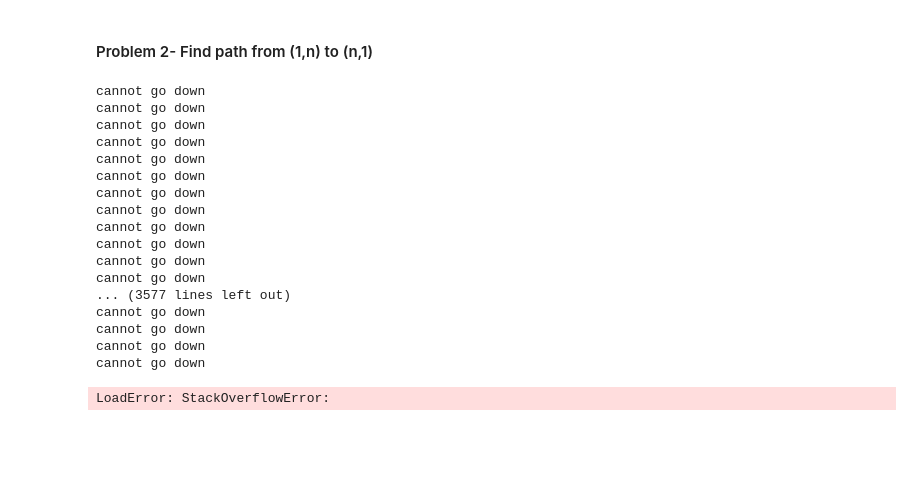
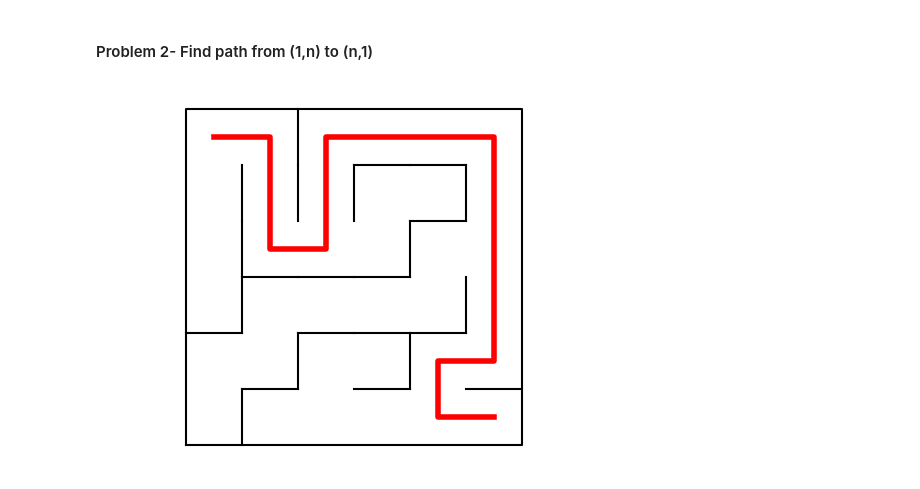
Before and after one commit to TagoreZhao/MATH124, a Jupyter notebook: PA2.ipynb, the cells around one changed output. Saved outputs shown, nothing was run; the diff lists cells and outputs as text; code cells hidden in the pictures; blank space fills up the shorter version.

```diff
--- a/PA2.ipynb
+++ b/PA2.ipynb
@@ -55,6 +55,7 @@ plot(x .- 0.5, y .- 0.5, color="r", linewidth=4);
 # %% [markdown]
 #### Problem 1 - Generate random maze
 # %%
+#Random.seed!(123)
 function make_maze(n)
     H = trues(n,n-1)
     V = trues(n-1,n)
@@ -69,20 +70,29 @@ function make_maze(n)
             y1 = y + d[2]
             if (1 <= x1 <= n)&&(1 <= y1 <= n)&&(!visit[x1,y1])
                 if d[1] == 1 #down
+                    println("now at (",x,",",y,")",", go down to (",x1,",",y1,")")
                     V[x,y] = false
+                    dig(x1,y1)
                 elseif d[1] == -1 #up
+                    println("now at (",x,",",y,")",", go up to (",x1,",",y1,")")
                     V[x1,y1] = false
+                    dig(x1,y1)
                 elseif d[2] == 1 #right
+                    println("now at (",x,",",y,")",", go right to (",x1,",",y1,")")
                     H[x,y] = false
-                else #left
+                    dig(x1,y1)
+                elseif d[2] == -1#left
+                    println("now at (",x,",",y,")",", go left to (",x1,",",y1,")")
                     H[x1,y1] = false
+                    dig(x1,y1)
                 end
-                dig(x1,y1)
             end
         end
+
     end
     dig(1,1)
-    return H,V
+    return H,V,visit
 end
-H,V = make_maze(128)
+H,V,m = make_maze(64)
+display(m)
 # %% [output]
@@ -90,6 +133,7 @@ H,V = make_maze(128)
 # %% [markdown]
 #### Problem 2- Find path from (1,n) to (n,1)
 # %%
+Random.seed!(123)
 function find_path(H,V)
     n = size(H,1)
     visit = falses(n,n)
@@ -97,64 +141,49 @@ function find_path(H,V)
     pathy = []
     directions = [[1, 0], [-1, 0], [0, 1], [0, -1]] #down, up, right, left
     function recur(x,y)
+        visit[x,y] = true
         if (x == n)&&(y == 1)
             visit[x,y] = true
             append!(pathx,x)
             append!(pathy,y)
             return true
         end
         for d in directions
             x1 = x + d[1]
             y1 = y + d[2]
+            #println("try go to (",x1,",",y1,")","the direction is ", d)
             if (1 <= x1 <= n)&&(1 <= y1 <= n)&&(!visit[x1,y1])
                 if (d[1] == 1)&&(V[x,y]) #down
-                    println("cannot go down")
+                    #println("cannot go down")
                     continue
-                end
-                if (d[1] == -1)&&(V[x1,y1]) #up
-                    println("cannot go up")
+                elseif (d[1] == -1)&&(V[x1,y1]) #up
+                    #println("cannot go up")
                     continue
-                end
-                if (d[2] == 1)&&(H[x,y]) #right
-                    println("cannot go right")
+                elseif (d[2] == 1)&&(H[x,y]) #right
+                    #println("cannot go right")
                     continue
-                end
-                if (d[2] == -1)&&(H[x1,y1]) #left
-                    println("cannot go left")
+                elseif (d[2] == -1)&&(H[x1,y1]) #left
+                    #println("cannot go left")
                     continue
                 end
                 if recur(x1,y1)
-                    println("go to (",x,",",y,")")
-                    push!(pathx,x1)
-                    push!(pathy,y1)
+                    #println("go to (",x,",",y,")")
+                    append!(pathx,x)
+                    append!(pathy,y)
                     return true
                 end
             end
         end
         return false
     end
     recur(1,n)
     return pathx,pathy
 end
+
 H = Bool[0 1 0 0 0; 1 0 1 0 0; 0 1 1 0 0; 1 1 1 0 1; 0 1 0 1 1; 1 0 0 0 0];
 V = Bool[1 0 1 1 1 0; 0 1 0 0 1 1; 0 0 0 0 1 0; 0 1 0 1 0 0; 0 0 1 0 1 0];
-find_path(H,V)
+x,y = find_path(H,V)
+plot_maze(H,V);
+plot(x .- 0.5, y .- 0.5, color="r", linewidth=4);
 # %% [output]
-cannot go down
-cannot go down
-cannot go down
-cannot go down
-cannot go down
-cannot go down
-cannot go down
-cannot go down
-cannot go down
-cannot go down
-cannot go down
-cannot go down
-... (3577 lines left out)
-cannot go down
-cannot go down
-cannot go down
-cannot go down
-LoadError: StackOverflowError:
+[figure, added]
```
Also changed, not shown: parts of 3 cells of this notebook.
